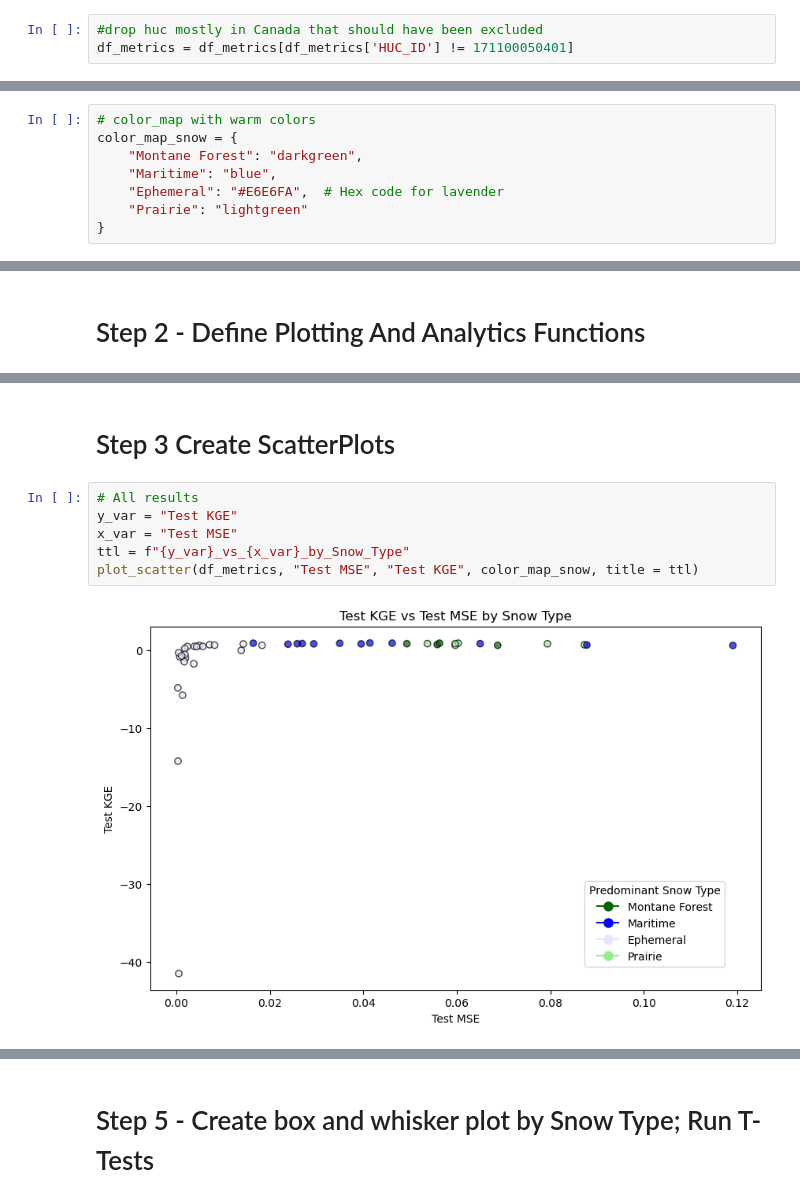
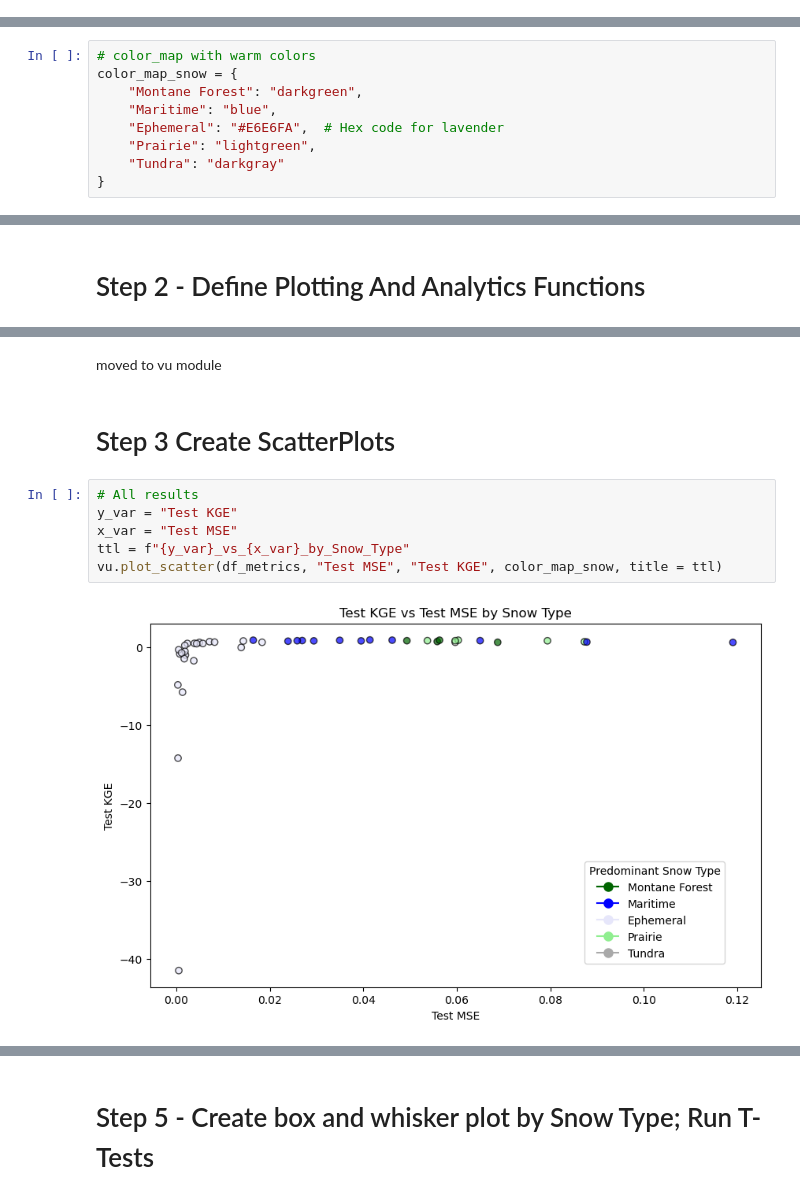
Before and after one commit to DSHydro/SnowML, a Jupyter notebook: notebooks/Toloumne/LSTM_By_Huc_with_warm_colors.ipynb, the cells around one changed output, grey strips where cells are left out. Drawn from its saved outputs; the diff is of its cells as text.

Commit message:
Add charts

```diff
--- a/notebooks/Toloumne/LSTM_By_Huc_with_warm_colors.ipynb
+++ b/notebooks/Toloumne/LSTM_By_Huc_with_warm_colors.ipynb
@@ -67,3 +64,0 @@ list(df_slim["HUC_ID"])
-# %%
-#drop huc mostly in Canada that should have been excluded
-df_metrics = df_metrics[df_metrics['HUC_ID'] != 171100050401]
@@ -83,7 +71,8 @@ color_map_snow = {
     "Montane Forest": "darkgreen",
     "Maritime": "blue",
     "Ephemeral": "#E6E6FA",  # Hex code for lavender
-    "Prairie": "lightgreen"
+    "Prairie": "lightgreen",
+    "Tundra": "darkgray"
 }
 # %%
 # update the snow colors column with the new colors
@@ -359,13 +87,15 @@ def plot_boxplot_by_2group(df, parameter, title, groupby_column_1, groupby_colum
+# %% [markdown]
+moved to vu module
 # %% [markdown]
 # Step 3 Create ScatterPlots
 # %%
 # All results
 y_var = "Test KGE"
 x_var = "Test MSE"
 ttl = f"{y_var}_vs_{x_var}_by_Snow_Type"
-plot_scatter(df_metrics, "Test MSE", "Test KGE", color_map_snow, title = ttl)
+vu.plot_scatter(df_metrics, "Test MSE", "Test KGE", color_map_snow, title = ttl)
 # %% [output]
-[figure, old version]
+[figure, new version]
 # %%
 # Results with Ephemeral Removed
 df_noE = df_metrics[df_metrics["Predominant_Snow"] != "Ephemeral"]
```
Also changed, not shown: parts of 42 cells of this notebook, 5 other files.
